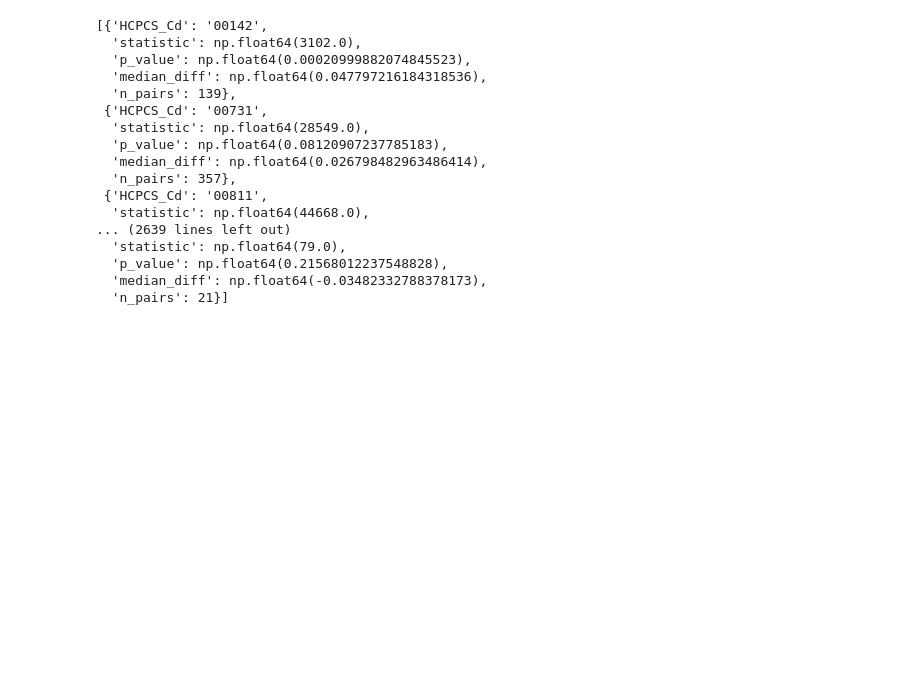
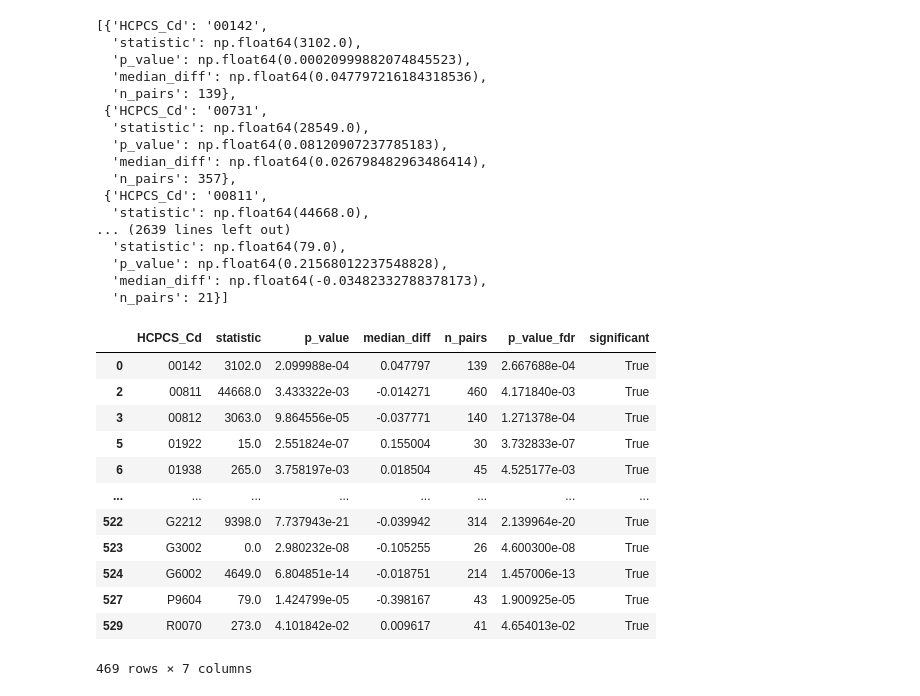
Before and after one commit to AdvayBhatt/healthcare-analytics, a Jupyter notebook: notebooks/01_eda.ipynb, the cells around one changed output. Cells and saved outputs as stored; diff of their text form; code cells hidden in the pictures; blank space fills up the shorter version.

```diff
--- a/notebooks/01_eda.ipynb
+++ b/notebooks/01_eda.ipynb
@@ -1007,0 +1021,17 @@ results
+# %%
+significant_results = pd_results[pd_results["significant"] == True]
+significant_results
+# %% [output]
+|  | HCPCS_Cd | statistic | p_value | median_diff | n_pairs | p_value_fdr | significant |
+| 0 | 00142 | 3102.0 | 2.099988e-04 | 0.047797 | 139 | 2.667688e-04 | True |
+| 2 | 00811 | 44668.0 | 3.433322e-03 | -0.014271 | 460 | 4.171840e-03 | True |
+| 3 | 00812 | 3063.0 | 9.864556e-05 | -0.037771 | 140 | 1.271378e-04 | True |
+| 5 | 01922 | 15.0 | 2.551824e-07 | 0.155004 | 30 | 3.732833e-07 | True |
+| 6 | 01938 | 265.0 | 3.758197e-03 | 0.018504 | 45 | 4.525177e-03 | True |
+| ... | ... | ... | ... | ... | ... | ... | ... |
+| 522 | G2212 | 9398.0 | 7.737943e-21 | -0.039942 | 314 | 2.139964e-20 | True |
+| 523 | G3002 | 0.0 | 2.980232e-08 | -0.105255 | 26 | 4.600300e-08 | True |
+| 524 | G6002 | 4649.0 | 6.804851e-14 | -0.018751 | 214 | 1.457006e-13 | True |
+| 527 | P9604 | 79.0 | 1.424799e-05 | -0.398167 | 43 | 1.900925e-05 | True |
+| 529 | R0070 | 273.0 | 4.101842e-02 | 0.009617 | 41 | 4.654013e-02 | True |
+469 rows × 7 columns
```
Also changed, not shown: parts of 7 cells of this notebook.
